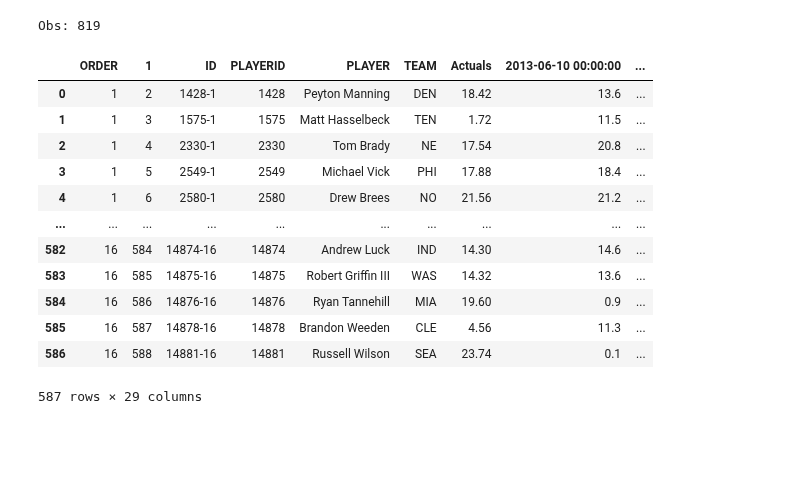
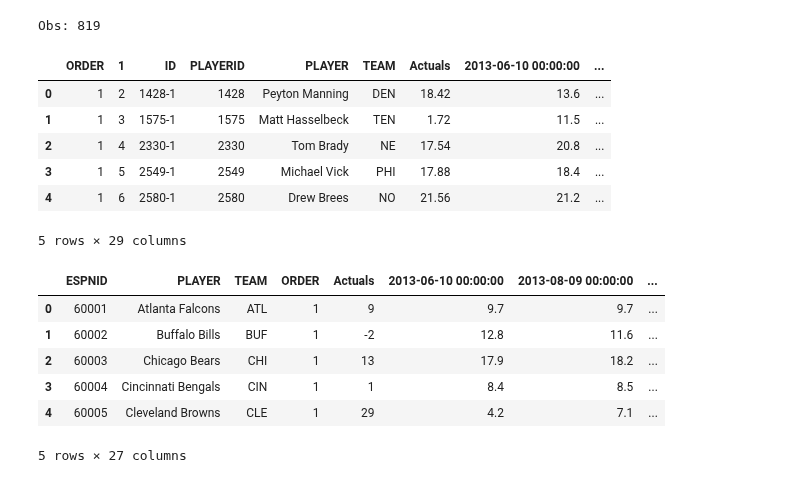
Before and after one commit to sam-delap/ds4bio, a Jupyter notebook: FantasyFootballProject/Part1.ipynb, the cells around one changed output. Drawn from its saved outputs; the diff is of its cells as text; code cells hidden in the pictures; blank space fills up the shorter version.

Commit message:
re-submit of project part 1, pset2

```diff
--- a/FantasyFootballProject/Part1.ipynb
+++ b/FantasyFootballProject/Part1.ipynb
@@ -18,4 +54,5 @@ Is there a correlation between team defensive scoring and quarterback scoring? I
 # import packages and dataset
 import pandas as pd
 
-projections = pd.read_excel('../Data/Accuscore Evaluation.xlsx', sheet_name='QB Projections')
+QB = pd.read_excel('../Data/Accuscore Evaluation.xlsx', sheet_name='QB Projections')
+DST = pd.read_excel('../Data/Accuscore Evaluation.xlsx', sheet_name= 'DST Projections')
@@ -32,28 +59,38 @@ The team that each player played for, as well as a unique playerID
-# %%
-# How many unique observations (player-week pairs) are there?
-# 21 is derived from 16 weeks of the NFL season, plus 5 weeks for preseason
-print('Obs:', len(pd.unique(projections['PLAYER'])) * 21)
-
-# How many features are there?
-# 2! There's projected fantasy points scored, and actual fantasy points scored
-
-# Print out the dataset
-projections
-# %% [output]
-Obs: 819
-|  | ORDER | 1 | ID | PLAYERID | PLAYER | TEAM | Actuals | 2013-06-10 00:00:00 | ... |
-| 0 | 1 | 2 | 1428-1 | 1428 | Peyton Manning | DEN | 18.42 | 13.6 | ... |
-| 1 | 1 | 3 | 1575-1 | 1575 | Matt Hasselbeck | TEN | 1.72 | 11.5 | ... |
-| 2 | 1 | 4 | 2330-1 | 2330 | Tom Brady | NE | 17.54 | 20.8 | ... |
-| 3 | 1 | 5 | 2549-1 | 2549 | Michael Vick | PHI | 17.88 | 18.4 | ... |
-| 4 | 1 | 6 | 2580-1 | 2580 | Drew Brees | NO | 21.56 | 21.2 | ... |
-| ... | ... | ... | ... | ... | ... | ... | ... | ... | ... |
-| 582 | 16 | 584 | 14874-16 | 14874 | Andrew Luck | IND | 14.30 | 14.6 | ... |
-| 583 | 16 | 585 | 14875-16 | 14875 | Robert Griffin III | WAS | 14.32 | 13.6 | ... |
-| 584 | 16 | 586 | 14876-16 | 14876 | Ryan Tannehill | MIA | 19.60 | 0.9 | ... |
-| 585 | 16 | 587 | 14878-16 | 14878 | Brandon Weeden | CLE | 4.56 | 11.3 | ... |
-| 586 | 16 | 588 | 14881-16 | 14881 | Russell Wilson | SEA | 23.74 | 0.1 | ... |
-587 rows × 29 columns
+# %%
+# How many unique observations (weeks) are there?
+# 21, derived from 16 weeks of the NFL season, plus 5 weeks for preseason
+
+# How many features are there?
+# 4! There's projected fantasy points scored, actual fantasy points scored, position, and player
+
+# Print out the dataset
+display(QB.head())
+display(DST.head())
+
+# Helpful dataset notes
+# ORDER = week of the NFL season
+# Columns (2013-06-10, 2013-08-09, etc.) = projections at a given time point.
+    # Projections beyond a given week of the NFL season would be meaningless, since the game the model was projecting would've already happened
+    # Therefore, projections for any week after the game has already been played is a NaN in this dataset
+# Actuals = actual fantasy points scored
+# PLAYERID assigns a unique identifier to each PLAYER
+# ID combines the information from ORDER with the PLAYERID data
+# %% [output]
+Obs: 819
+|  | ORDER | 1 | ID | PLAYERID | PLAYER | TEAM | Actuals | 2013-06-10 00:00:00 | ... |
+| 0 | 1 | 2 | 1428-1 | 1428 | Peyton Manning | DEN | 18.42 | 13.6 | ... |
+| 1 | 1 | 3 | 1575-1 | 1575 | Matt Hasselbeck | TEN | 1.72 | 11.5 | ... |
+| 2 | 1 | 4 | 2330-1 | 2330 | Tom Brady | NE | 17.54 | 20.8 | ... |
+| 3 | 1 | 5 | 2549-1 | 2549 | Michael Vick | PHI | 17.88 | 18.4 | ... |
+| 4 | 1 | 6 | 2580-1 | 2580 | Drew Brees | NO | 21.56 | 21.2 | ... |
+5 rows × 29 columns
+|  | ESPNID | PLAYER | TEAM | ORDER | Actuals | 2013-06-10 00:00:00 | 2013-08-09 00:00:00 | ... |
+| 0 | 60001 | Atlanta Falcons | ATL | 1 | 9 | 9.7 | 9.7 | ... |
+| 1 | 60002 | Buffalo Bills | BUF | 1 | -2 | 12.8 | 11.6 | ... |
+| 2 | 60003 | Chicago Bears | CHI | 1 | 13 | 17.9 | 18.2 | ... |
+| 3 | 60004 | Cincinnati Bengals | CIN | 1 | 1 | 8.4 | 8.5 | ... |
+| 4 | 60005 | Cleveland Browns | CLE | 1 | 29 | 4.2 | 7.1 | ... |
+5 rows × 27 columns
 # %% [markdown]
 ## Section 2
 ### Figure 1
```
Also changed, not shown: parts of 12 cells of this notebook, 2 other files.
